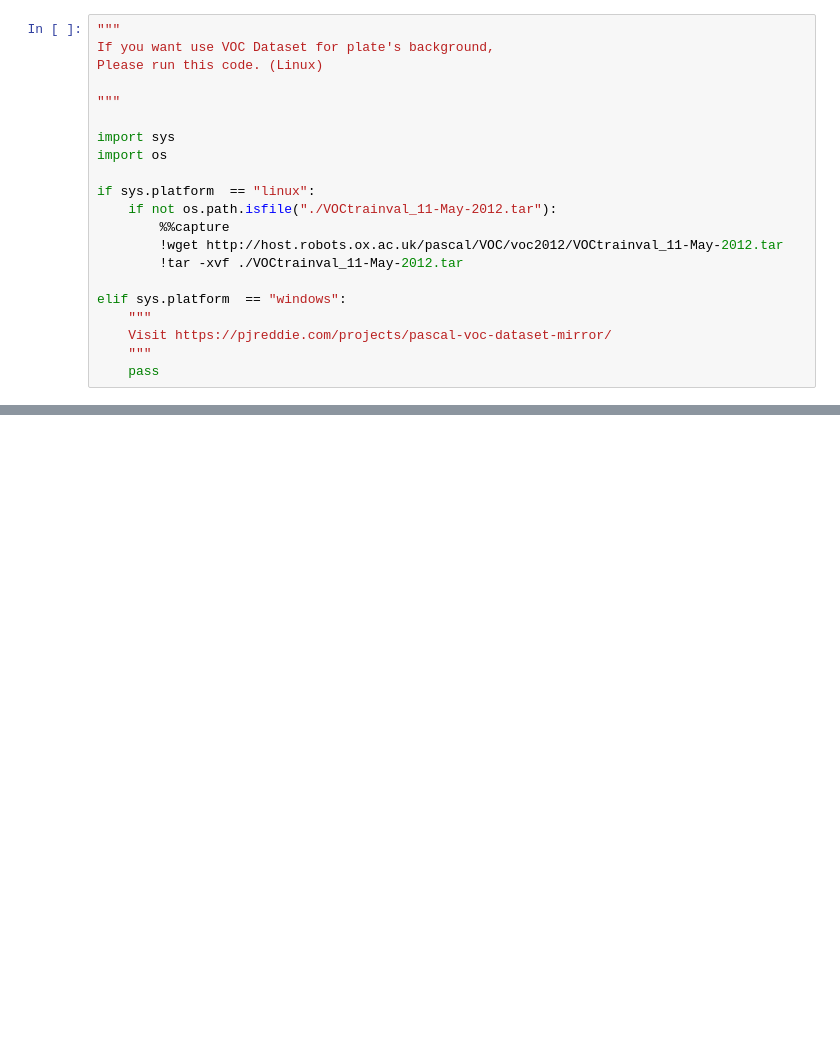
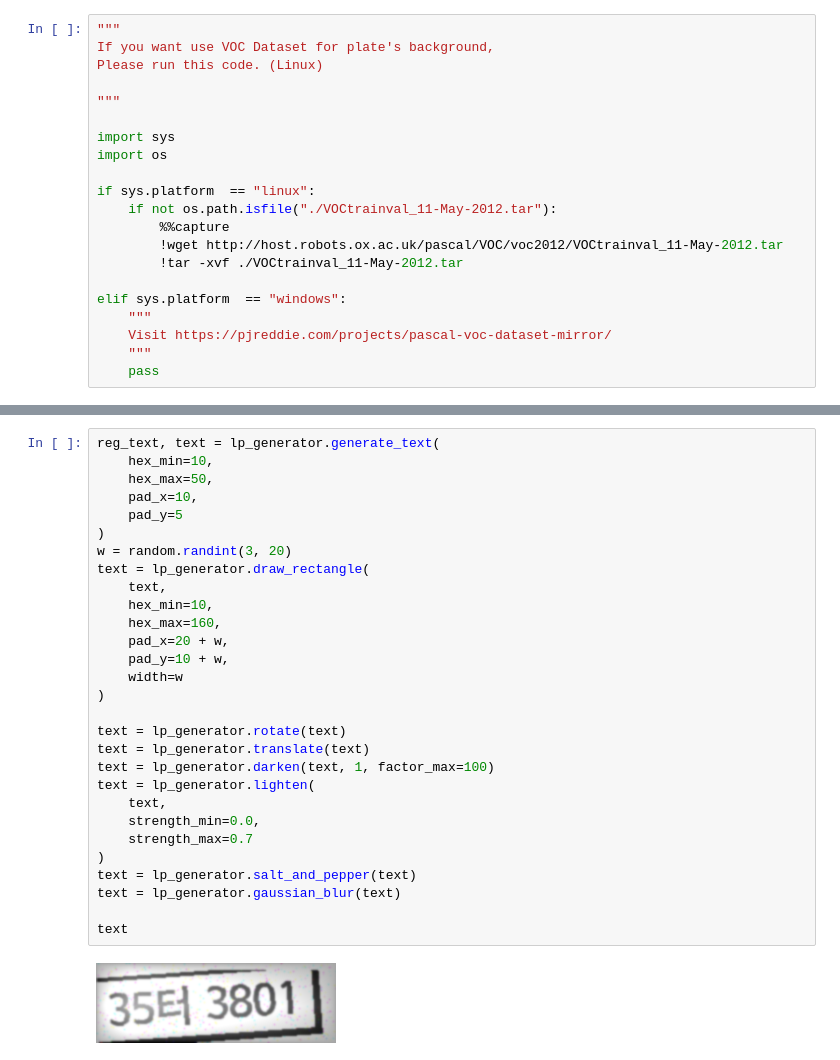
Before and after one commit to dev-sngwn/synthetic-license-plate-generator, a Jupyter notebook: lp_generator.ipynb, the cells around one changed output, grey strips where cells are left out. Cells and saved outputs as stored; diff of their text form; blank space fills up the shorter version.

Commit message:
Add draw_rectangle function

```diff
--- a/lp_generator.ipynb
+++ b/lp_generator.ipynb
@@ -350,3 +451,34 @@ text
+# %%
+reg_text, text = lp_generator.generate_text(
+    hex_min=10,
+    hex_max=50,
+    pad_x=10,
+    pad_y=5
+)
+w = random.randint(3, 20)
+text = lp_generator.draw_rectangle(
+    text,
+    hex_min=10,
+    hex_max=160,
+    pad_x=20 + w,
+    pad_y=10 + w,
+    width=w
+)
+
+text = lp_generator.rotate(text)
+text = lp_generator.translate(text)
+text = lp_generator.darken(text, 1, factor_max=100)
+text = lp_generator.lighten(
+    text,
+    strength_min=0.0,
+    strength_max=0.7
+)
+text = lp_generator.salt_and_pepper(text)
+text = lp_generator.gaussian_blur(text)
+
+text
+# %% [output]
+[figure, added]
 # %%
 from tqdm.notebook import tqdm
 
```
Also changed, not shown: parts of 4 cells of this notebook, 1 other file.
